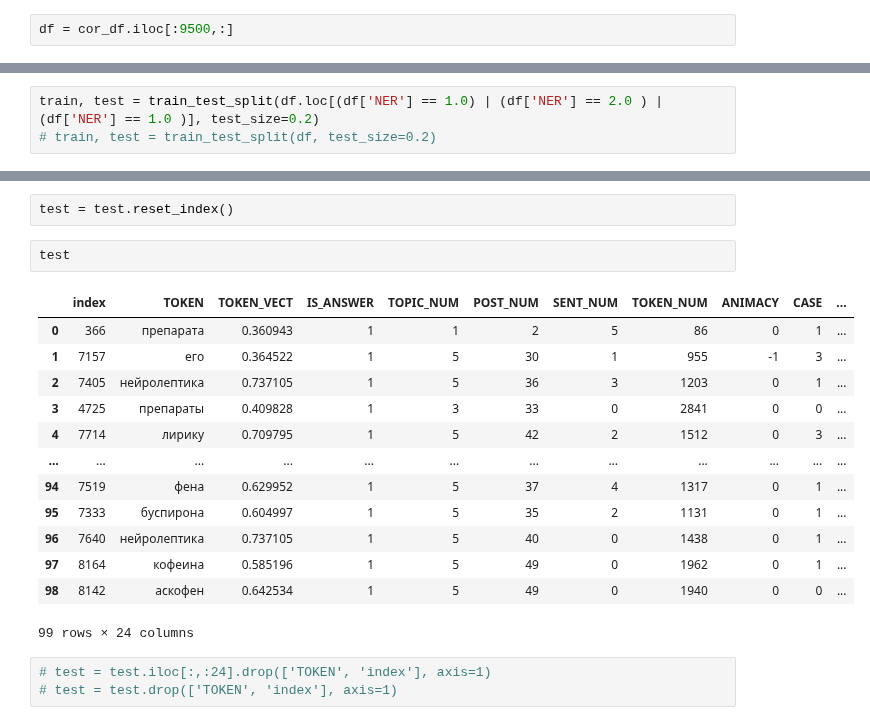
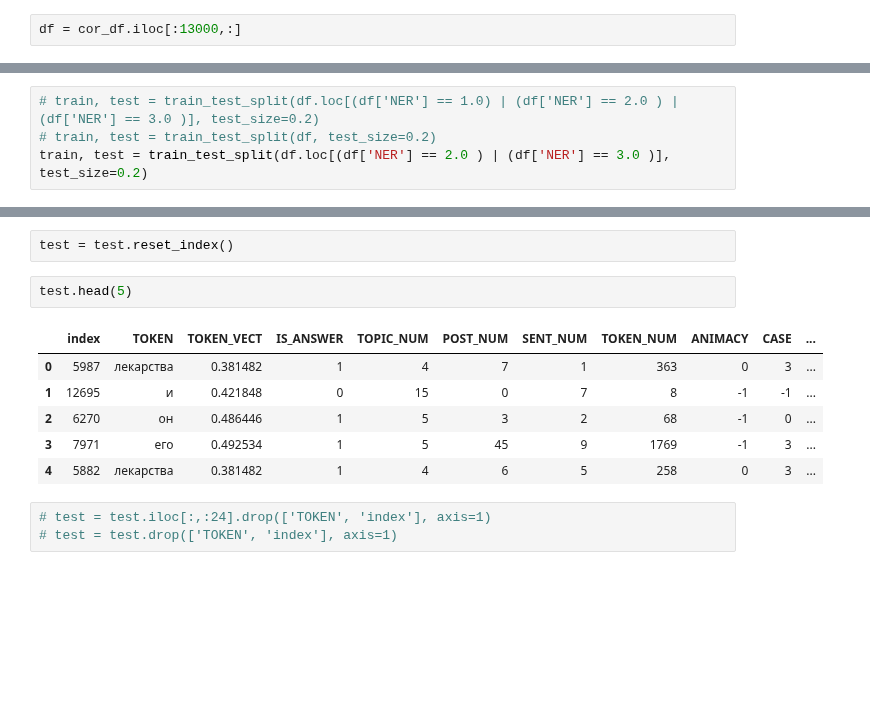
Before and after one commit to DmitryKutsev/cross-document_coreference, a Jupyter notebook: classifiers/ml_classifiers.ipynb, the cells around one changed output, grey strips where cells are left out. Saved outputs shown, nothing was run; the diff lists cells and outputs as text; blank space fills up the shorter version.

```diff
--- a/classifiers/ml_classifiers.ipynb
+++ b/classifiers/ml_classifiers.ipynb
@@ -141,4 +137,4 @@ cor_df['COREFERENCE_CLUSTER'] = anns_df['COREFERENCE_CLUSTER']
 # %% [markdown]
 Ограничим датафрейм теми данными, которые были размечены, чтобы была возможность провести оценку системы.
 # %%
-df = cor_df.iloc[:9500,:]
+df = cor_df.iloc[:13000,:]
@@ -373,8 +394,9 @@ df.loc[(df['NER'] == 1.0) | (df['NER'] == 2.0 )]
 # %% [markdown]
 Разделим датасет на тестовый и тренировочный. for_train, for_test
 # %%
-train, test = train_test_split(df.loc[(df['NER'] == 1.0) | (df['NER'] == 2.0 ) | (df['NER'] == 1.0 )], test_size=0.2)
+# train, test = train_test_split(df.loc[(df['NER'] == 1.0) | (df['NER'] == 2.0 ) | (df['NER'] == 3.0 )], test_size=0.2)
 # train, test = train_test_split(df, test_size=0.2)
+train, test = train_test_split(df.loc[(df['NER'] == 2.0 ) | (df['NER'] == 3.0 )], test_size=0.2)
 # %%
 train = train.reset_index()
 # %%
@@ -383,21 +405,14 @@ train = train.reset_index()
 # %%
 test = test.reset_index()
 # %%
-test
+test.head(5)
 # %% [output]
 |  | index | TOKEN | TOKEN_VECT | IS_ANSWER | TOPIC_NUM | POST_NUM | SENT_NUM | TOKEN_NUM | ANIMACY | CASE | ... |
-| 0 | 366 | препарата | 0.360943 | 1 | 1 | 2 | 5 | 86 | 0 | 1 | ... |
-| 1 | 7157 | его | 0.364522 | 1 | 5 | 30 | 1 | 955 | -1 | 3 | ... |
-| 2 | 7405 | нейролептика | 0.737105 | 1 | 5 | 36 | 3 | 1203 | 0 | 1 | ... |
-| 3 | 4725 | препараты | 0.409828 | 1 | 3 | 33 | 0 | 2841 | 0 | 0 | ... |
-| 4 | 7714 | лирику | 0.709795 | 1 | 5 | 42 | 2 | 1512 | 0 | 3 | ... |
-| ... | ... | ... | ... | ... | ... | ... | ... | ... | ... | ... | ... |
-| 94 | 7519 | фена | 0.629952 | 1 | 5 | 37 | 4 | 1317 | 0 | 1 | ... |
-| 95 | 7333 | буспирона | 0.604997 | 1 | 5 | 35 | 2 | 1131 | 0 | 1 | ... |
-| 96 | 7640 | нейролептика | 0.737105 | 1 | 5 | 40 | 0 | 1438 | 0 | 1 | ... |
-| 97 | 8164 | кофеина | 0.585196 | 1 | 5 | 49 | 0 | 1962 | 0 | 1 | ... |
-| 98 | 8142 | аскофен | 0.642534 | 1 | 5 | 49 | 0 | 1940 | 0 | 0 | ... |
+| 0 | 5987 | лекарства | 0.381482 | 1 | 4 | 7 | 1 | 363 | 0 | 3 | ... |
+| 1 | 12695 | и | 0.421848 | 0 | 15 | 0 | 7 | 8 | -1 | -1 | ... |
+| 2 | 6270 | он | 0.486446 | 1 | 5 | 3 | 2 | 68 | -1 | 0 | ... |
+| 3 | 7971 | его | 0.492534 | 1 | 5 | 45 | 9 | 1769 | -1 | 3 | ... |
+| 4 | 5882 | лекарства | 0.381482 | 1 | 4 | 6 | 5 | 258 | 0 | 3 | ... |
-99 rows × 24 columns
 # %%
 # test = test.iloc[:,:24].drop(['TOKEN', 'index'], axis=1)
 # test = test.drop(['TOKEN', 'index'], axis=1)
```
Also changed, not shown: parts of 40 cells of this notebook.
